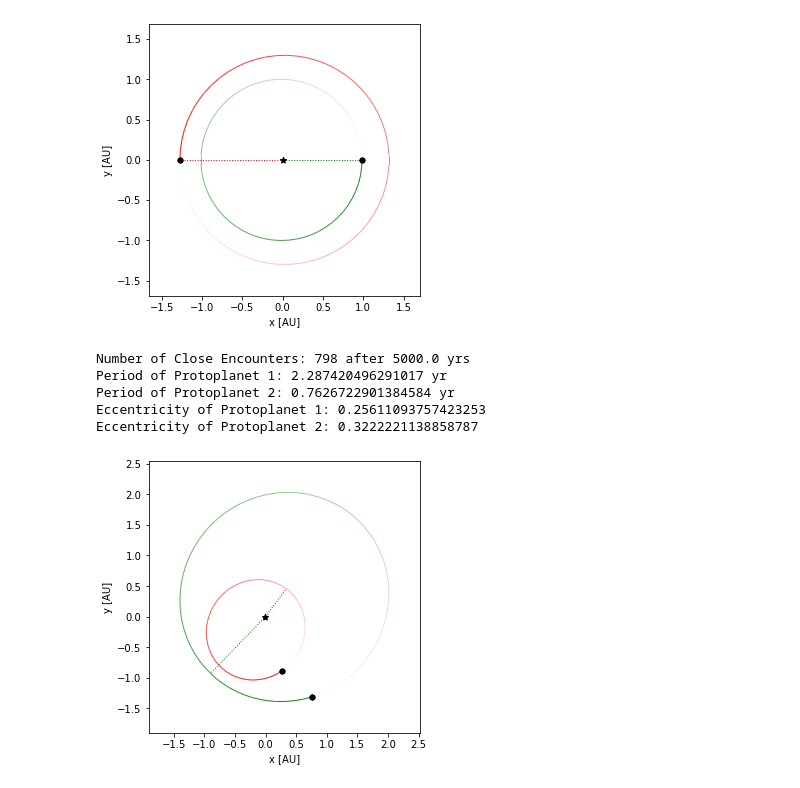
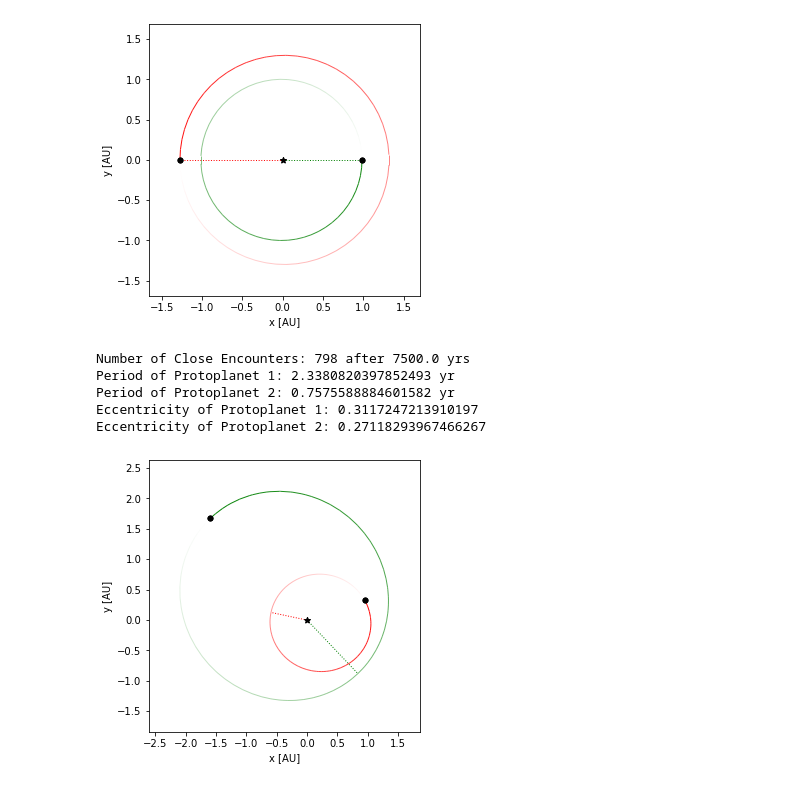
Before and after one commit to SudatKhan/astro_390, a Jupyter notebook: AST390_FINALPROJECT.ipynb, the cells around one changed output. Drawn from its saved outputs; the diff is of its cells as text; code cells hidden in the pictures.

```diff
--- a/AST390_FINALPROJECT.ipynb
+++ b/AST390_FINALPROJECT.ipynb
@@ -47,7 +50,7 @@ def setupSimulation():
 # %%
 '''Conditions before collision'''
 sim = setupSimulation()
-tmax = 5e3
+tmax = 7.5e3
 system_mass1 = np.array([i.m for i in sim.particles])
 period1 = np.array([i.P for i in sim.calculate_orbits()])
 omega1 = np.array([i.omega for i in sim.calculate_orbits()])
@@ -86,26 +80,35 @@ def close_encounter(sim_pointer, collision):
+# %%
+'''Collision Resolve Function to count the number of close encounters'''
+def close_encounter(sim_pointer, collision):
+    global count
+    global count1
+    sim = sim_pointer.contents
+    count += 1
+    return 0
 # %%
+'''Conditions after tmax (in years)'''
 sim = setupSimulation()
 count = 0
 sim.collision = "direct"
 sim.collision_resolve = close_encounter
 sim.integrate(tmax)
 print(f"Number of Close Encounters: {count} after {sim.t} yrs")
 
 system_mass2 = np.array([i.m for i in sim.particles])
 period2 = np.array([i.P for i in sim.calculate_orbits()])
 eccentricity = np.array([i.e for i in sim.calculate_orbits()])
 
 print(f'Period of Protoplanet 1: {period2[0]} yr')
 print(f'Period of Protoplanet 2: {period2[1]} yr')
 print(f"Eccentricity of Protoplanet 1: {eccentricity[0]}")
 print(f"Eccentricity of Protoplanet 2: {eccentricity[1]}")
 
 fig = rebound.OrbitPlot(sim, unitlabel='[AU]', color=['green', 'red'], periastron=True)
 # %% [output]
-Number of Close Encounters: 798 after 5000.0 yrs
-Period of Protoplanet 1: 2.287420496291017 yr
-Period of Protoplanet 2: 0.7626722901384584 yr
-Eccentricity of Protoplanet 1: 0.25611093757423253
-Eccentricity of Protoplanet 2: 0.3222221138858787
+Number of Close Encounters: 798 after 7500.0 yrs
+Period of Protoplanet 1: 2.3380820397852493 yr
+Period of Protoplanet 2: 0.7575588884601582 yr
+Eccentricity of Protoplanet 1: 0.3117247213910197
+Eccentricity of Protoplanet 2: 0.27118293967466267
-[figure, old version]
+[figure, new version]
 # %%
```
Also changed, not shown: parts of 9 cells of this notebook.
